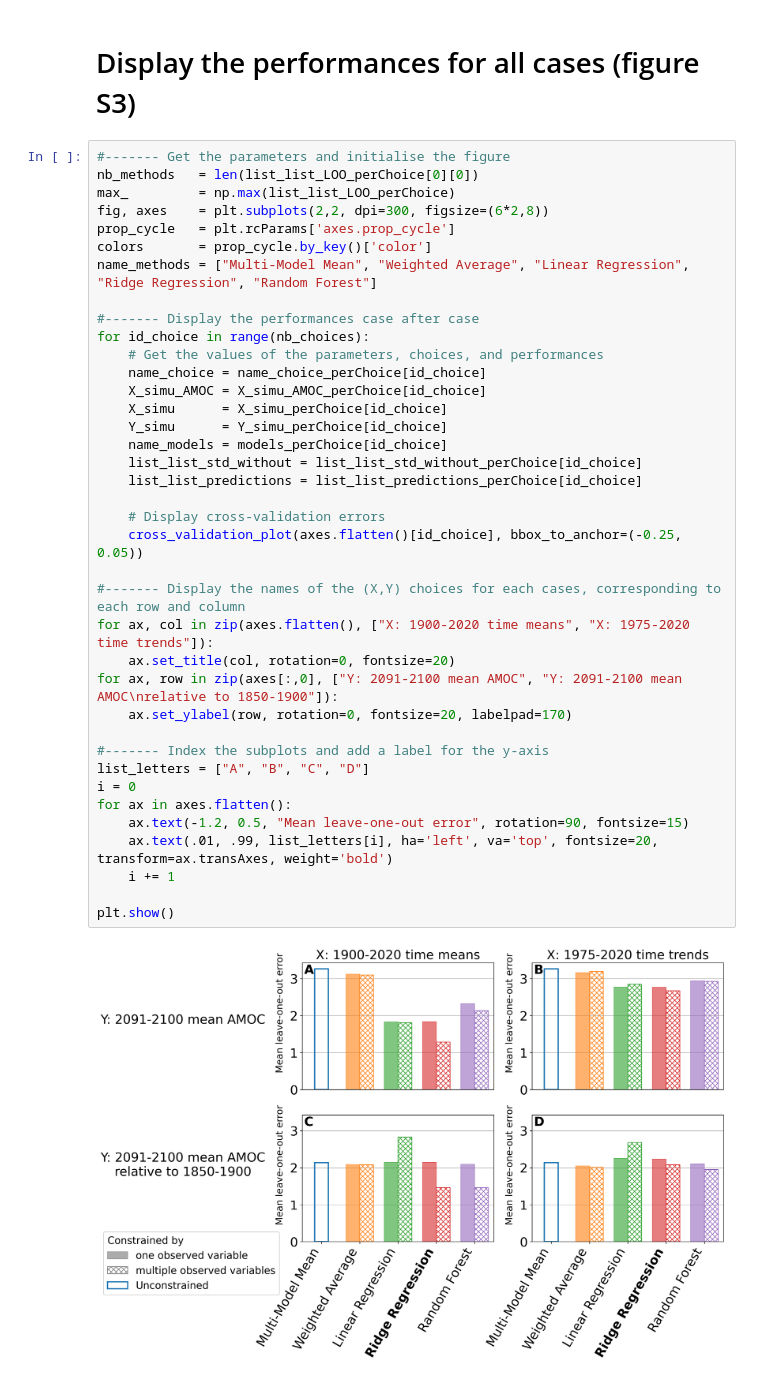
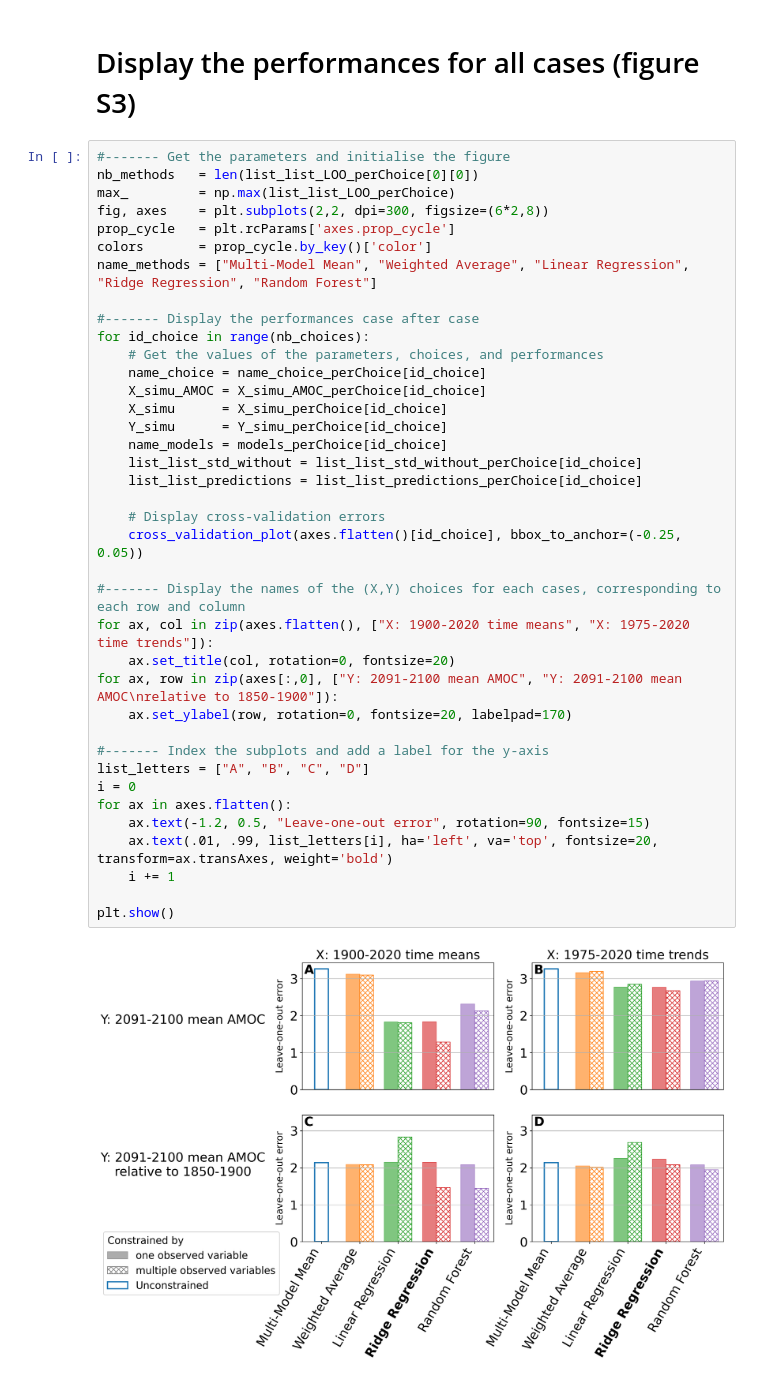
Before and after one commit to portmanv/ComparisonAmocConstraints, a Jupyter notebook: notebooks/Sensitivity_test_X_Y_definition.ipynb, the cells around one changed output. Cells and saved outputs as stored; diff of their text form.

```diff
--- a/notebooks/Sensitivity_test_X_Y_definition.ipynb
+++ b/notebooks/Sensitivity_test_X_Y_definition.ipynb
@@ -239,32 +239,32 @@ name_methods = ["Multi-Model Mean", "Weighted Average", "Linear Regression", "Ri
 
 #------- Display the performances case after case
 for id_choice in range(nb_choices):
     # Get the values of the parameters, choices, and performances
     name_choice = name_choice_perChoice[id_choice]
     X_simu_AMOC = X_simu_AMOC_perChoice[id_choice]
     X_simu      = X_simu_perChoice[id_choice]
     Y_simu      = Y_simu_perChoice[id_choice]
     name_models = models_perChoice[id_choice]
     list_list_std_without = list_list_std_without_perChoice[id_choice]
     list_list_predictions = list_list_predictions_perChoice[id_choice]
 
     # Display cross-validation errors
     cross_validation_plot(axes.flatten()[id_choice], bbox_to_anchor=(-0.25, 0.05))
 
 #------- Display the names of the (X,Y) choices for each cases, corresponding to each row and column
 for ax, col in zip(axes.flatten(), ["X: 1900-2020 time means", "X: 1975-2020 time trends"]):
     ax.set_title(col, rotation=0, fontsize=20)
 for ax, row in zip(axes[:,0], ["Y: 2091-2100 mean AMOC", "Y: 2091-2100 mean AMOC\nrelative to 1850-1900"]):
     ax.set_ylabel(row, rotation=0, fontsize=20, labelpad=170)
 
 #------- Index the subplots and add a label for the y-axis
 list_letters = ["A", "B", "C", "D"]
 i = 0
 for ax in axes.flatten():
-    ax.text(-1.2, 0.5, "Mean leave-one-out error", rotation=90, fontsize=15)
+    ax.text(-1.2, 0.5, "Leave-one-out error", rotation=90, fontsize=15)
     ax.text(.01, .99, list_letters[i], ha='left', va='top', fontsize=20, transform=ax.transAxes, weight='bold')
     i += 1
 
 plt.show()
 # %% [output]
-[figure, old version]
+[figure, new version]
```
Also changed, not shown: 1 other file.
